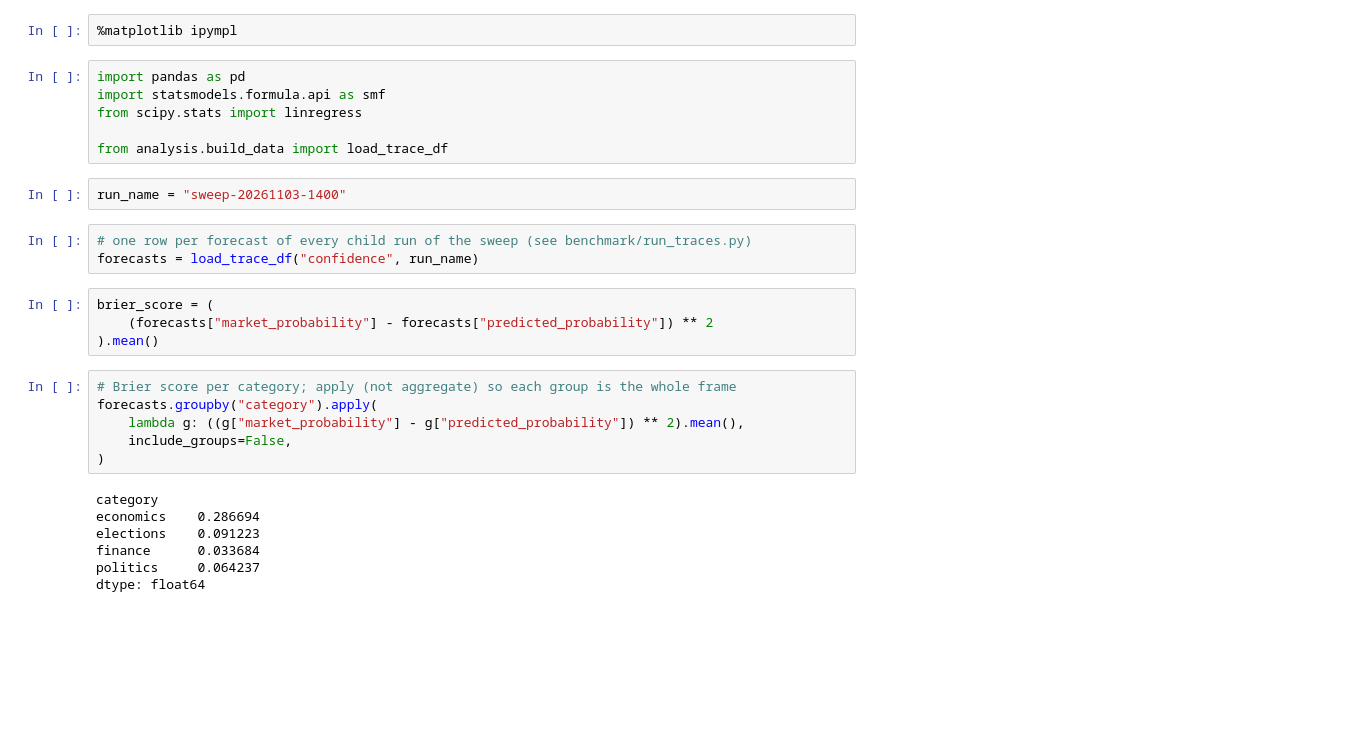
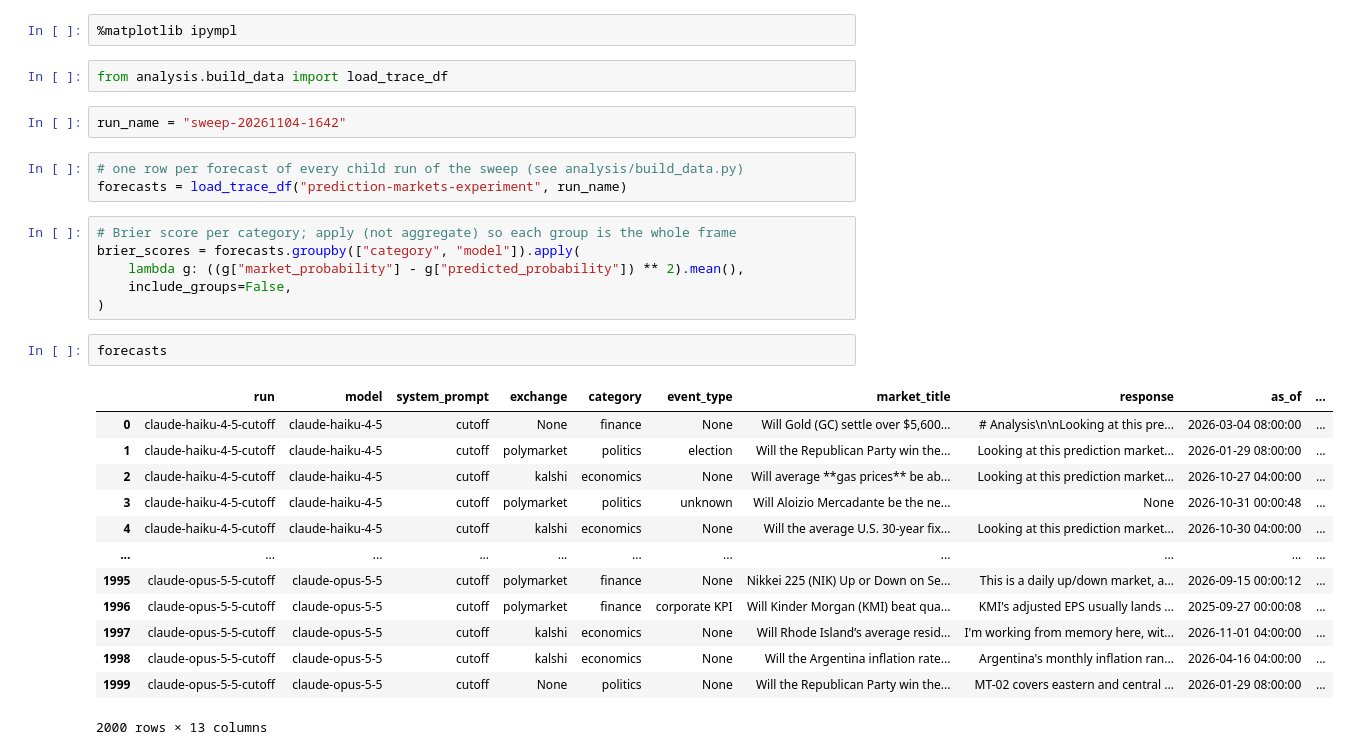
Before and after one commit to andrewkittredge/prediction-market-benchmark, a Jupyter notebook: analysis/brier_score.ipynb, the cells around one changed output. Saved outputs shown, nothing was run; the diff lists cells and outputs as text; blank space fills up the shorter version.

```diff
--- a/analysis/brier_score.ipynb
+++ b/analysis/brier_score.ipynb
@@ -1,30 +1,31 @@
 # %%
 %matplotlib ipympl
 # %%
-import pandas as pd
-import statsmodels.formula.api as smf
-from scipy.stats import linregress
-
 from analysis.build_data import load_trace_df
 # %%
-run_name = "sweep-20261103-1400"
+run_name = "sweep-20261104-1642"
 # %%
-# one row per forecast of every child run of the sweep (see benchmark/run_traces.py)
-forecasts = load_trace_df("confidence", run_name)
+# one row per forecast of every child run of the sweep (see analysis/build_data.py)
+forecasts = load_trace_df("prediction-markets-experiment", run_name)
-# %%
-brier_score = (
-    (forecasts["market_probability"] - forecasts["predicted_probability"]) ** 2
-).mean()
 # %%
 # Brier score per category; apply (not aggregate) so each group is the whole frame
-forecasts.groupby("category").apply(
+brier_scores = forecasts.groupby(["category", "model"]).apply(
     lambda g: ((g["market_probability"] - g["predicted_probability"]) ** 2).mean(),
     include_groups=False,
 )
-# %% [output]
-category
-economics    0.286694
-elections    0.091223
-finance      0.033684
-politics     0.064237
-dtype: float64
+# %%
+forecasts
+# %% [output]
+|  | run | model | system_prompt | exchange | category | event_type | market_title | response | as_of | ... |
+| 0 | claude-haiku-4-5-cutoff | claude-haiku-4-5 | cutoff | None | finance | None | Will Gold (GC) settle over $5,600... | # Analysis\n\nLooking at this pre... | 2026-03-04 08:00:00 | ... |
+| 1 | claude-haiku-4-5-cutoff | claude-haiku-4-5 | cutoff | polymarket | politics | election | Will the Republican Party win the... | Looking at this prediction market... | 2026-01-29 08:00:00 | ... |
+| 2 | claude-haiku-4-5-cutoff | claude-haiku-4-5 | cutoff | kalshi | economics | None | Will average **gas prices** be ab... | Looking at this prediction market... | 2026-10-27 04:00:00 | ... |
+| 3 | claude-haiku-4-5-cutoff | claude-haiku-4-5 | cutoff | polymarket | politics | unknown | Will Aloizio Mercadante be the ne... | None | 2026-10-31 00:00:48 | ... |
+| 4 | claude-haiku-4-5-cutoff | claude-haiku-4-5 | cutoff | kalshi | economics | None | Will the average U.S. 30-year fix... | Looking at this prediction market... | 2026-10-30 04:00:00 | ... |
+| ... | ... | ... | ... | ... | ... | ... | ... | ... | ... | ... |
+| 1995 | claude-opus-5-5-cutoff | claude-opus-5-5 | cutoff | polymarket | finance | None | Nikkei 225 (NIK) Up or Down on Se... | This is a daily up/down market, a... | 2026-09-15 00:00:12 | ... |
+| 1996 | claude-opus-5-5-cutoff | claude-opus-5-5 | cutoff | polymarket | finance | corporate KPI | Will Kinder Morgan (KMI) beat qua... | KMI's adjusted EPS usually lands ... | 2025-09-27 00:00:08 | ... |
+| 1997 | claude-opus-5-5-cutoff | claude-opus-5-5 | cutoff | kalshi | economics | None | Will Rhode Island’s average resid... | I'm working from memory here, wit... | 2026-11-01 04:00:00 | ... |
+| 1998 | claude-opus-5-5-cutoff | claude-opus-5-5 | cutoff | kalshi | economics | None | Will the Argentina inflation rate... | Argentina's monthly inflation ran... | 2026-04-16 04:00:00 | ... |
+| 1999 | claude-opus-5-5-cutoff | claude-opus-5-5 | cutoff | None | politics | None | Will the Republican Party win the... | MT-02 covers eastern and central ... | 2026-01-29 08:00:00 | ... |
+2000 rows × 13 columns
```
Also changed, not shown: 13 other files.
